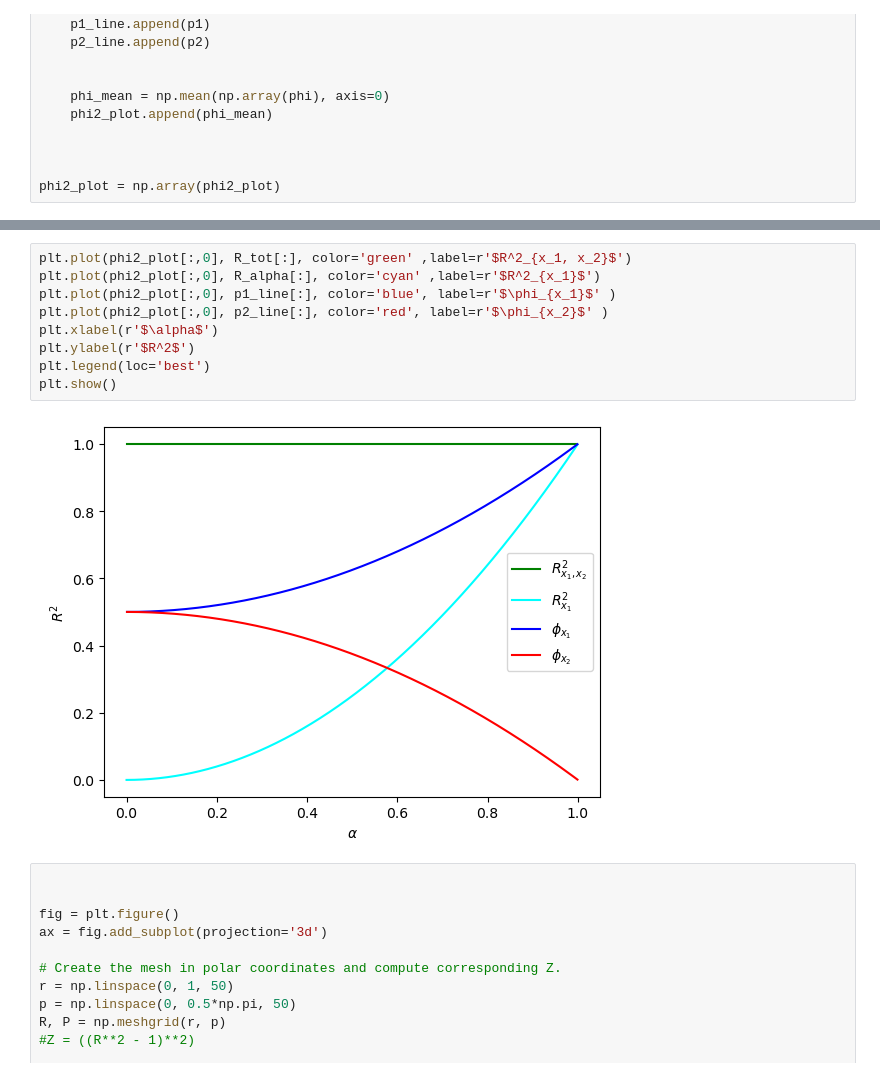
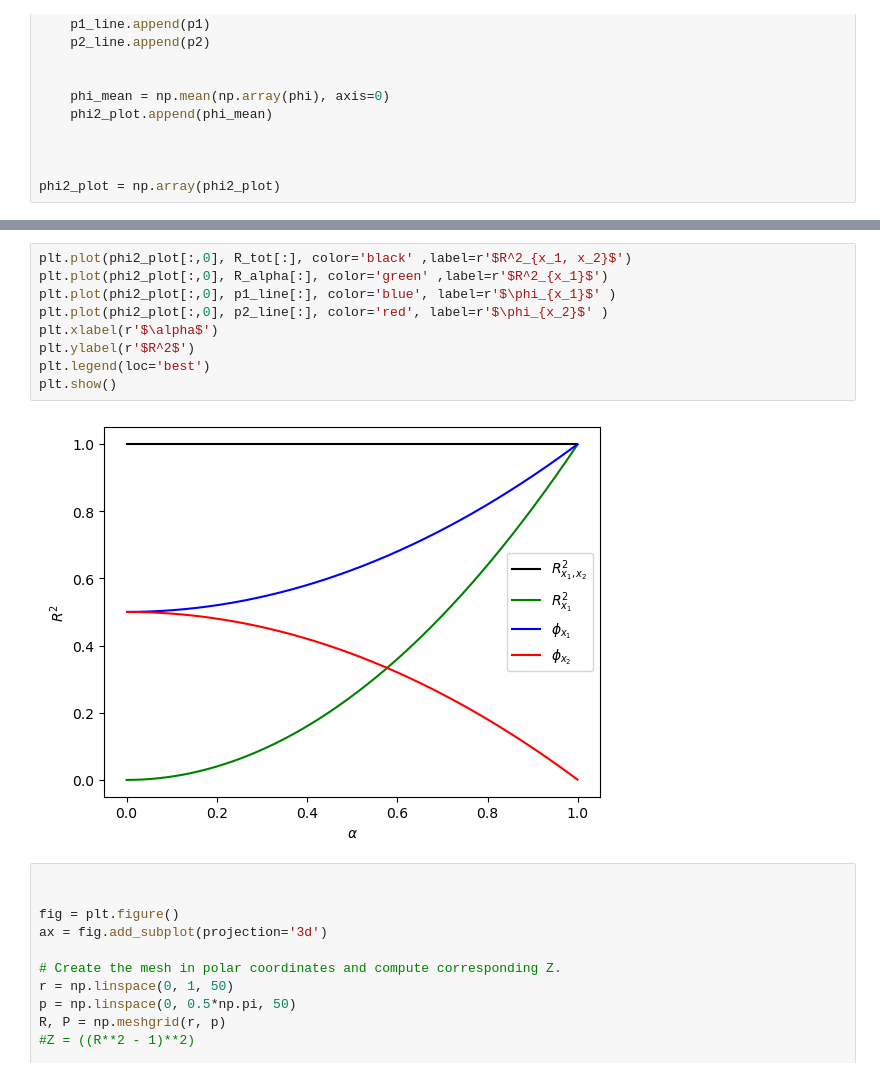
Before and after one commit to AndrewSwinn/Regression, a Jupyter notebook: statistics/neteffects 3.ipynb, the cells around one changed output, grey strips where cells are left out. Drawn from its saved outputs; the diff is of its cells as text.

```diff
--- a/statistics/neteffects 3.ipynb
+++ b/statistics/neteffects 3.ipynb
@@ -83,14 +83,14 @@ plt.show()
 # %%
-plt.plot(phi2_plot[:,0], R_tot[:], color='green' ,label=r'$R^2_{x_1, x_2}$')
-plt.plot(phi2_plot[:,0], R_alpha[:], color='cyan' ,label=r'$R^2_{x_1}$')
+plt.plot(phi2_plot[:,0], R_tot[:], color='black' ,label=r'$R^2_{x_1, x_2}$')
+plt.plot(phi2_plot[:,0], R_alpha[:], color='green' ,label=r'$R^2_{x_1}$')
 plt.plot(phi2_plot[:,0], p1_line[:], color='blue', label=r'$\phi_{x_1}$' )
 plt.plot(phi2_plot[:,0], p2_line[:], color='red', label=r'$\phi_{x_2}$' )
 plt.xlabel(r'$\alpha$')
 plt.ylabel(r'$R^2$')
 plt.legend(loc='best')
 plt.show()
 # %% [output]
-[figure, old version]
+[figure, new version]
 # %%
 
 
```
Also changed, not shown: parts of 1 cell of this notebook, 2 other files.
